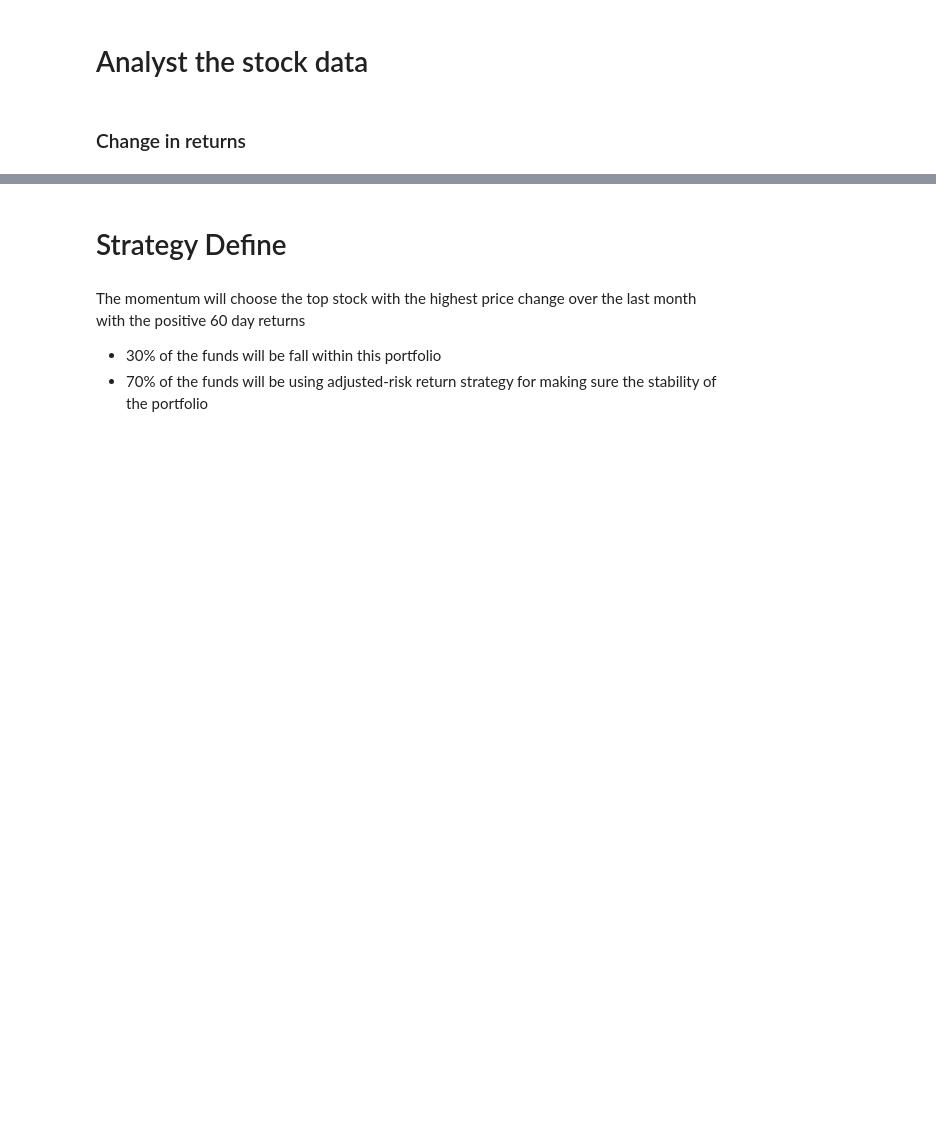
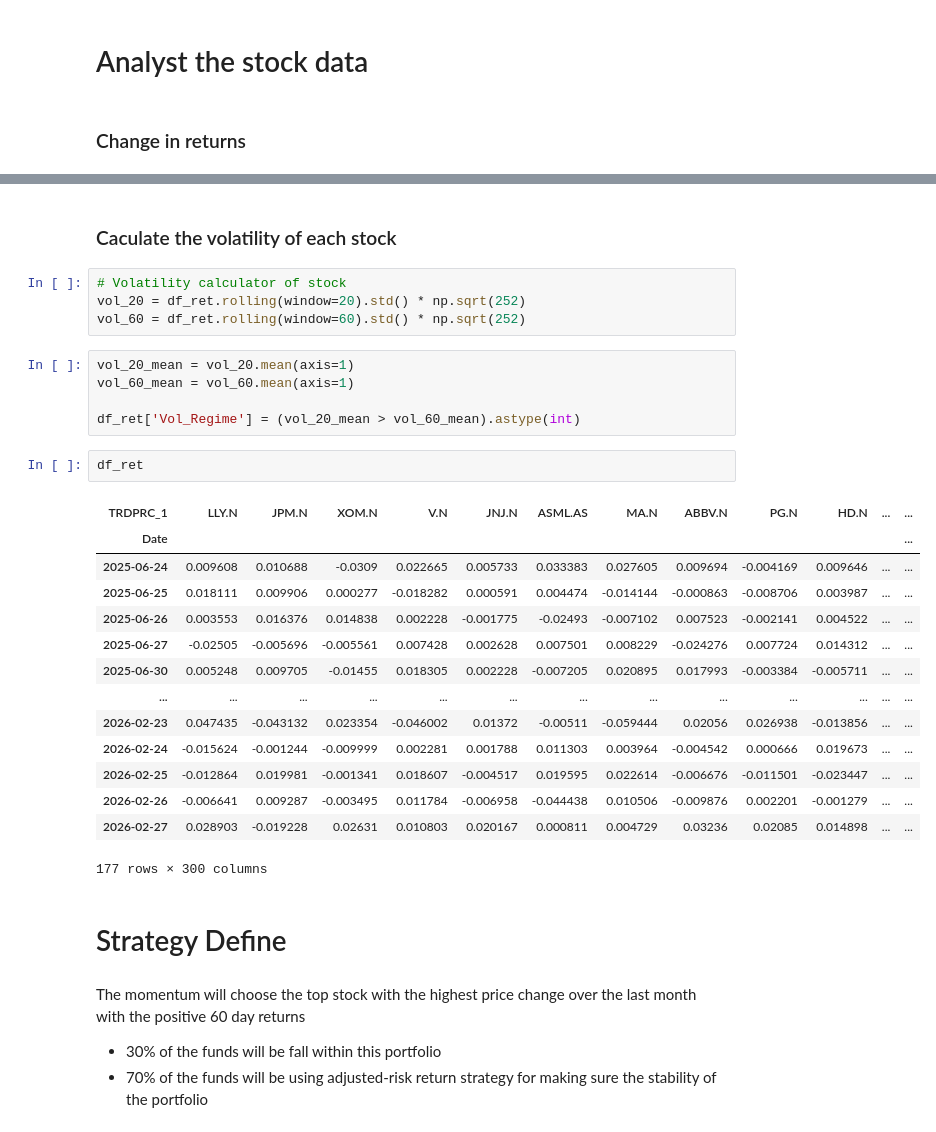
Before and after one commit to whiplash9102/ESG_Portfolio, a Jupyter notebook: v1.4/stockScreener.ipynb, the cells around one changed output, grey strips where cells are left out. Drawn from its saved outputs; the diff is of its cells as text; blank space fills up the shorter version.

```diff
--- a/v1.4/stockScreener.ipynb
+++ b/v1.4/stockScreener.ipynb
@@ -152,4 +216,32 @@ df_ret.head()
 5 rows × 300 columns
+# %% [markdown]
+### Caculate the volatility of each stock
+# %%
+# Volatility calculator of stock
+vol_20 = df_ret.rolling(window=20).std() * np.sqrt(252)
+vol_60 = df_ret.rolling(window=60).std() * np.sqrt(252)
+# %%
+vol_20_mean = vol_20.mean(axis=1)
+vol_60_mean = vol_60.mean(axis=1)
+
+df_ret['Vol_Regime'] = (vol_20_mean > vol_60_mean).astype(int)
+# %%
+df_ret
+# %% [output]
+| TRDPRC_1 | LLY.N | JPM.N | XOM.N | V.N | JNJ.N | ASML.AS | MA.N | ABBV.N | PG.N | HD.N | ... | ... |
+| Date |  |  |  |  |  |  |  |  |  |  |  | ... |
+| 2025-06-24 | 0.009608 | 0.010688 | -0.0309 | 0.022665 | 0.005733 | 0.033383 | 0.027605 | 0.009694 | -0.004169 | 0.009646 | ... | ... |
+| 2025-06-25 | 0.018111 | 0.009906 | 0.000277 | -0.018282 | 0.000591 | 0.004474 | -0.014144 | -0.000863 | -0.008706 | 0.003987 | ... | ... |
+| 2025-06-26 | 0.003553 | 0.016376 | 0.014838 | 0.002228 | -0.001775 | -0.02493 | -0.007102 | 0.007523 | -0.002141 | 0.004522 | ... | ... |
+| 2025-06-27 | -0.02505 | -0.005696 | -0.005561 | 0.007428 | 0.002628 | 0.007501 | 0.008229 | -0.024276 | 0.007724 | 0.014312 | ... | ... |
+| 2025-06-30 | 0.005248 | 0.009705 | -0.01455 | 0.018305 | 0.002228 | -0.007205 | 0.020895 | 0.017993 | -0.003384 | -0.005711 | ... | ... |
+| ... | ... | ... | ... | ... | ... | ... | ... | ... | ... | ... | ... | ... |
+| 2026-02-23 | 0.047435 | -0.043132 | 0.023354 | -0.046002 | 0.01372 | -0.00511 | -0.059444 | 0.02056 | 0.026938 | -0.013856 | ... | ... |
+| 2026-02-24 | -0.015624 | -0.001244 | -0.009999 | 0.002281 | 0.001788 | 0.011303 | 0.003964 | -0.004542 | 0.000666 | 0.019673 | ... | ... |
+| 2026-02-25 | -0.012864 | 0.019981 | -0.001341 | 0.018607 | -0.004517 | 0.019595 | 0.022614 | -0.006676 | -0.011501 | -0.023447 | ... | ... |
+| 2026-02-26 | -0.006641 | 0.009287 | -0.003495 | 0.011784 | -0.006958 | -0.044438 | 0.010506 | -0.009876 | 0.002201 | -0.001279 | ... | ... |
+| 2026-02-27 | 0.028903 | -0.019228 | 0.02631 | 0.010803 | 0.020167 | 0.000811 | 0.004729 | 0.03236 | 0.02085 | 0.014898 | ... | ... |
+177 rows × 300 columns
 # %% [markdown]
 # Strategy Define
 # %% [markdown]
```
Also changed, not shown: parts of 29 cells of this notebook, 5 other files.
